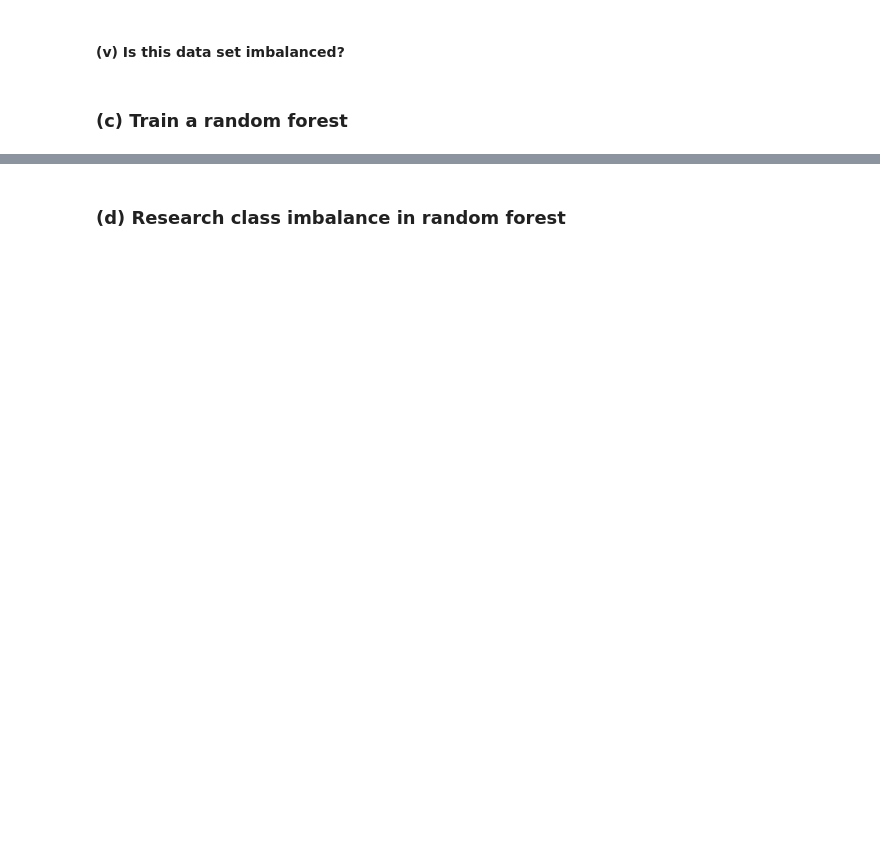
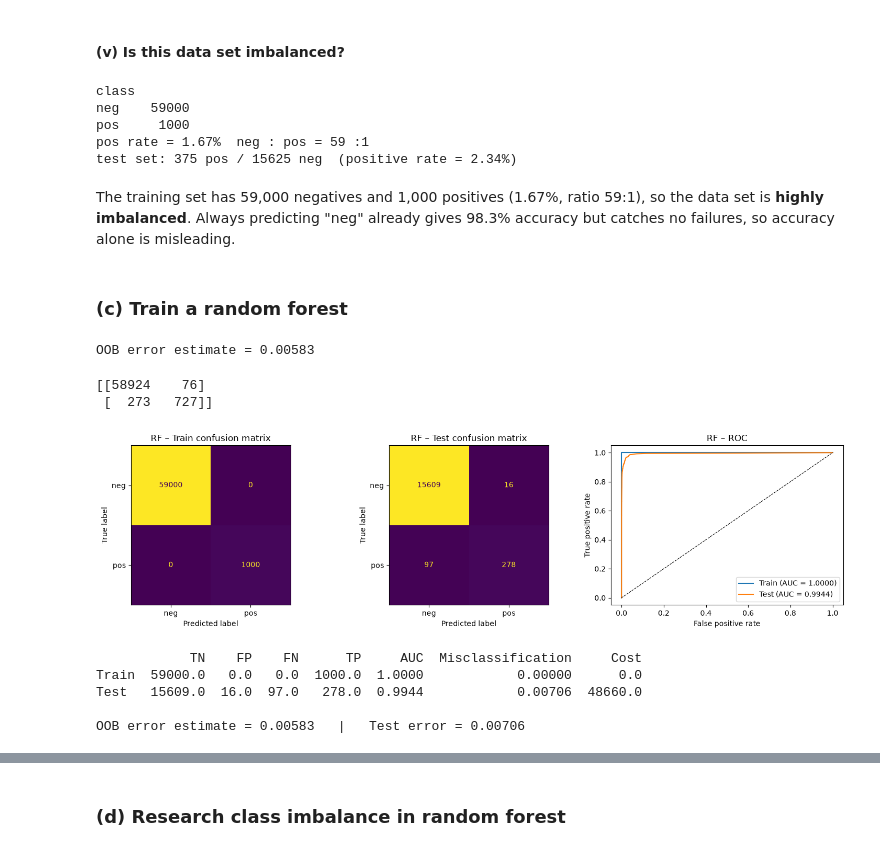
Before and after one commit to xiaomann339/DSCI552-HW6, a Jupyter notebook: notebook/Niu_Xiaoman_HW6.ipynb, the cells around one changed output, grey strips where cells are left out. Drawn from its saved outputs; the diff is of its cells as text; code cells hidden in the pictures; blank space fills up the shorter version.

```diff
--- a/notebook/Niu_Xiaoman_HW6.ipynb
+++ b/notebook/Niu_Xiaoman_HW6.ipynb
@@ -25,4 +159,75 @@ Import packages
 # %% [markdown]
 #### (v) Is this data set imbalanced?
+# %%
+print(train["class"].value_counts().to_string())
+print(f"pos rate = {y_train.mean():.2%}  "
+      f"neg : pos = {(y_train == 0).sum() / (y_train == 1).sum():.0f} :1")
+print(f"test set: {y_test.sum()} pos / {(y_test == 0).sum()} neg  (positive rate = {y_test.mean():.2%})")
+# %% [output]
+class
+neg    59000
+pos     1000
+pos rate = 1.67%  neg : pos = 59 :1
+test set: 375 pos / 15625 neg  (positive rate = 2.34%)
+# %% [markdown]
+The training set has 59,000 negatives and 1,000 positives (1.67%, ratio 59:1), so the data set is **highly imbalanced**.
+Always predicting "neg" already gives 98.3% accuracy but catches no failures, so accuracy alone is misleading.
 # %% [markdown]
 ### (c) Train a random forest
+# %%
+from sklearn.ensemble import RandomForestClassifier
+
+rf = RandomForestClassifier(n_estimators = 200, oob_score = True, n_jobs = -1, random_state = SEED)
+rf.fit(X_train,y_train)
+print(f"OOB error estimate = {1 - rf.oob_score_:.5f}")
+# %% [output]
+OOB error estimate = 0.00583
+# %%
+from sklearn.metrics import confusion_matrix
+oob_pred = (rf.oob_decision_function_[:, 1] >= 0.5).astype(int)
+print(confusion_matrix(y_train, oob_pred))
+# %% [output]
+[[58924    76]
+ [  273   727]]
+# %%
+from sklearn.metrics import confusion_matrix, ConfusionMatrixDisplay, roc_auc_score, roc_curve
+
+### Helper: evaluation on training and test sets
+results = {}
+
+def evaluate(model, name, X_tr=X_train, y_tr=y_train, X_te=X_test, y_te=y_test):
+    fig, axes = plt.subplots(1, 3, figsize=(15, 4))
+    rows = {}
+    for i, (split, X, y) in enumerate([("Train", X_tr, y_tr), ("Test", X_te, y_te)]):
+        prob = model.predict_proba(X)[:, 1]
+        pred = (prob >= 0.5).astype(int)
+        cm = confusion_matrix(y, pred)
+        ConfusionMatrixDisplay(cm, display_labels=["neg", "pos"]).plot(
+            ax=axes[i], colorbar=False, values_format="d")
+        axes[i].set_title(f"{name} – {split} confusion matrix")
+        fpr, tpr, _ = roc_curve(y, prob)
+        auc = roc_auc_score(y, prob)
+        axes[2].plot(fpr, tpr, label=f"{split} (AUC = {auc:.4f})")
+        tn, fp, fn, tp = cm.ravel()
+        rows[split] = {"TN": tn, "FP": fp, "FN": fn, "TP": tp, "AUC": round(auc, 4),
+                       "Misclassification": round((fp + fn) / len(y), 5),
+                       "Cost": 10 * fp + 500 * fn}
+    axes[2].plot([0, 1], [0, 1], "k--", lw=.8)
+    axes[2].set(xlabel="False positive rate", ylabel="True positive rate", title=f"{name} – ROC")
+    axes[2].legend(loc="lower right")
+    plt.tight_layout(); plt.show()
+    df = pd.DataFrame(rows).T
+    results[name] = df
+    print(df.to_string())
+    return df
+# %%
+rf_res = evaluate(rf, "RF")
+print(f"\nOOB error estimate = {1 - rf.oob_score_:.5f}   |   "
+      f"Test error = {rf_res.loc['Test', 'Misclassification']:.5f}")
+# %% [output]
+[figure, added]
+            TN    FP    FN      TP     AUC  Misclassification     Cost
+Train  59000.0   0.0   0.0  1000.0  1.0000            0.00000      0.0
+Test   15609.0  16.0  97.0   278.0  0.9944            0.00706  48660.0
+
+OOB error estimate = 0.00583   |   Test error = 0.00706
```
Also changed, not shown: parts of 36 cells of this notebook.
